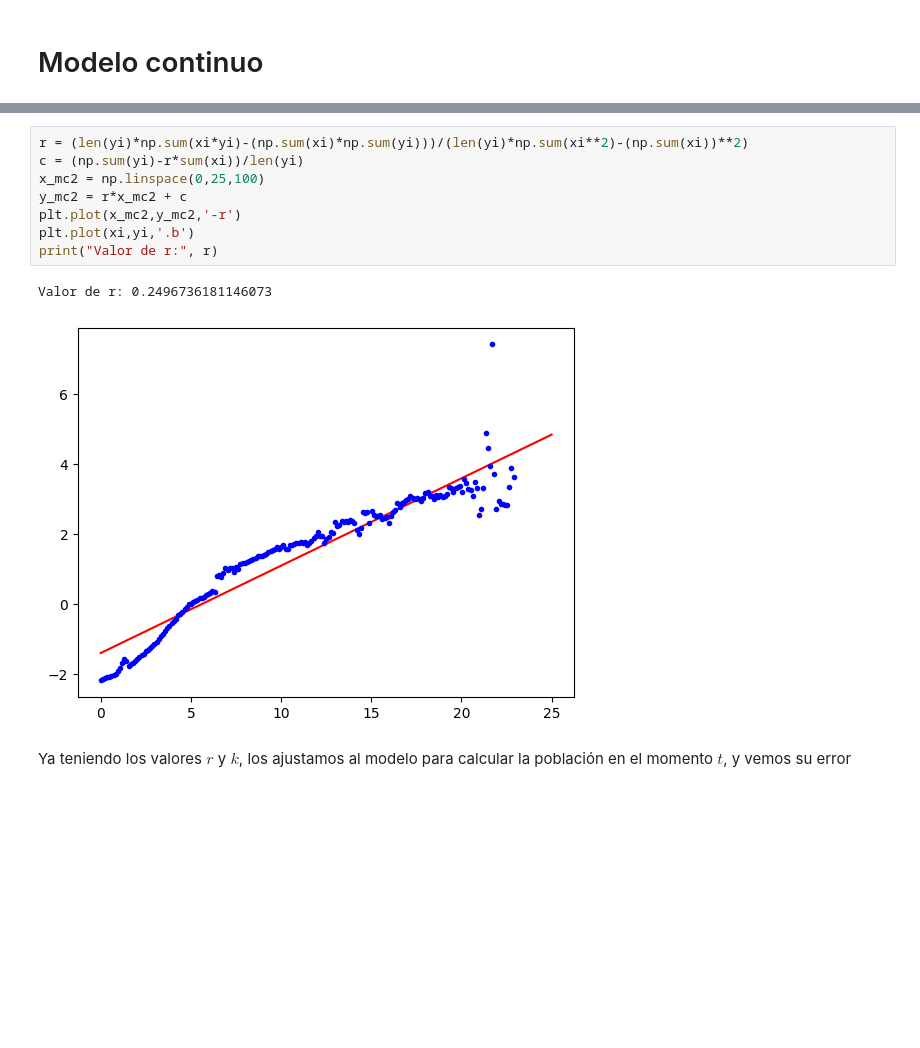
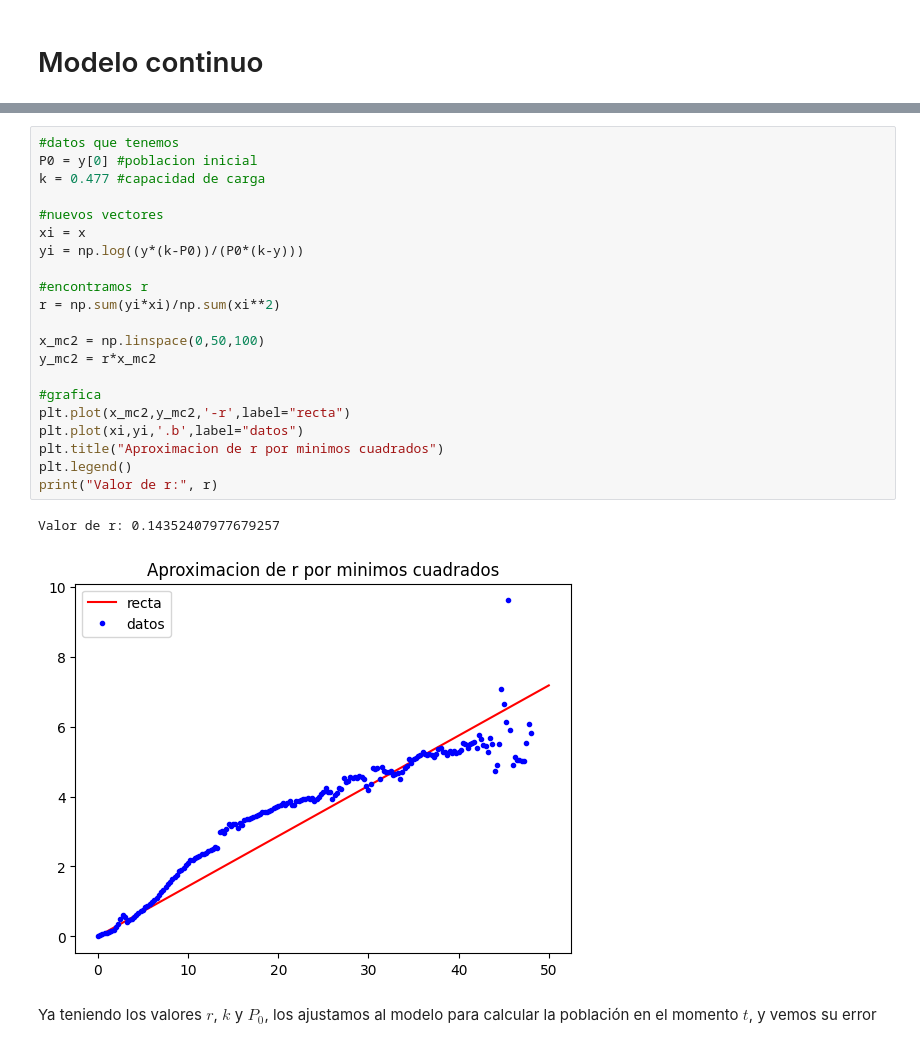
Before and after one commit to Juanjruizr26/TAREA-1, a Jupyter notebook: tarea1.ipynb, the cells around one changed output, grey strips where cells are left out. Cells and saved outputs as stored; diff of their text form; blank space fills up the shorter version.

```diff
--- a/tarea1.ipynb
+++ b/tarea1.ipynb
@@ -133,16 +123,29 @@ Aproximamos una recta de la forma $y=ax+b$. En este caso, $b$ sería la poblaci
 # %%
-r = (len(yi)*np.sum(xi*yi)-(np.sum(xi)*np.sum(yi)))/(len(yi)*np.sum(xi**2)-(np.sum(xi))**2)
-c = (np.sum(yi)-r*sum(xi))/len(yi)
-x_mc2 = np.linspace(0,25,100)
-y_mc2 = r*x_mc2 + c
-plt.plot(x_mc2,y_mc2,'-r')
-plt.plot(xi,yi,'.b')
+#datos que tenemos
+P0 = y[0] #poblacion inicial
+k = 0.477 #capacidad de carga
+
+#nuevos vectores
+xi = x
+yi = np.log((y*(k-P0))/(P0*(k-y)))
+
+#encontramos r
+r = np.sum(yi*xi)/np.sum(xi**2)
+
+x_mc2 = np.linspace(0,50,100)
+y_mc2 = r*x_mc2
+
+#grafica
+plt.plot(x_mc2,y_mc2,'-r',label="recta")
+plt.plot(xi,yi,'.b',label="datos")
+plt.title("Aproximacion de r por minimos cuadrados")
+plt.legend()
 print("Valor de r:", r)
 # %% [output]
-Valor de r: 0.2496736181146073
+Valor de r: 0.14352407977679257
-[figure, old version]
+[figure, new version]
 # %% [markdown]
-Ya teniendo los valores $r$ y $k$, los ajustamos al modelo para calcular la población en el momento $t$, y vemos su error
+Ya teniendo los valores $r$, $k$ y $P_0$, los ajustamos al modelo para calcular la población en el momento $t$, y vemos su error
 # %%
 #funcion que toma k, un punto inical, r, y y un vector r. Retorna el error y los valores de y
 def estimacion(k, P0, r, x):
```
Also changed, not shown: parts of 5 cells of this notebook.
